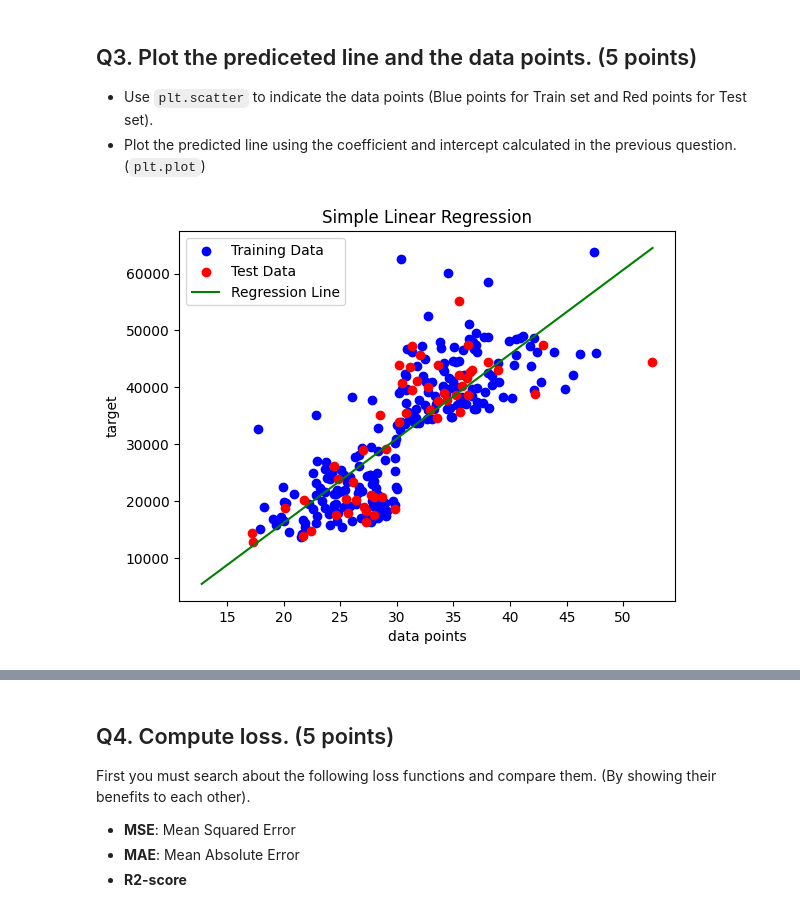
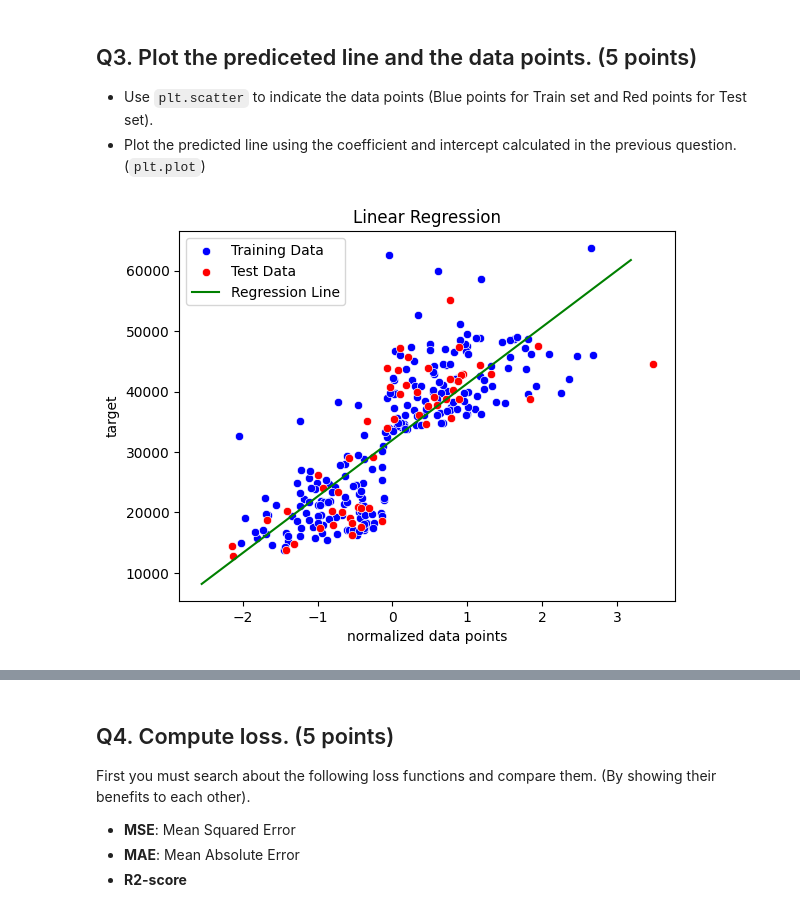
Before and after one commit to mostafa-ja/Machine-Learning-fall2023, a Jupyter notebook: Linear_and_Logistic_Regression.ipynb, the cells around one changed output, grey strips where cells are left out. Cells and saved outputs as stored; diff of their text form; code cells hidden in the pictures.

```diff
--- a/Linear_and_Logistic_Regression.ipynb
+++ b/Linear_and_Logistic_Regression.ipynb
@@ -191,7 +191,7 @@ class SimpleLinearRegression():
             #########################################
         elif normalization == 'MinMaxScaling':
             ############# Your code here ############
-            scaler = StandardScaler()
+            scaler = MinMaxScaler()
             nomalaized_feat = scaler.fit_transform(X)
             #########################################
         else:
@@ -224,7 +224,7 @@ slr = SimpleLinearRegression()
 ############# Your code here ############
 X_train, y_train, X_test, y_test = slr.prepare_dataset(X, target, test_size=0.2, random_state=42)
 norm_scaler, X_train_normalized = slr.normalize(X_train, normalization='Standardization')
-coeff, intercept = slr.train(X_train, y_train)
+coeff, intercept = slr.train(X_train_normalized, y_train)
 print("Intercept  : {:.4f}".format(intercept[0]))
 print("Coefficient: {:.4f}".format(coeff[0][0]))
 #########################################
@@ -241,21 +239,23 @@ X_test_normalized = norm_scaler.transform(X_test)
 # %%
 import matplotlib.pyplot as plt
+import seaborn as sns
 
-# Scatter plot for data points
-plt.scatter(X_train, y_train, color='blue', label='Training Data')
-plt.scatter(X_test, y_test, color='red', label='Test Data')
+# Create a scatter plot using Seaborn
+sns.scatterplot(x=X_train_normalized[:,0], y=y_train[:,0], color='blue', label='Training Data')
+X_test_normalized = norm_scaler.transform(X_test)
+sns.scatterplot(x=X_test_normalized[:,0], y=y_test[:,0], color='red', label='Test Data')
 
 # Plotting the regression line for training data
-X_range = np.linspace(min(X_train)-5, max(X_train)+5, 100)
+X_range = np.linspace(min(X_train_normalized) - 0.5, max(X_train_normalized) + 0.5, 100)
 plt.plot(X_range, coeff * X_range + intercept, color='green', label='Regression Line')
 
 # Labeling axes and adding legend
-plt.xlabel('data points')
+plt.xlabel('normalized data points')
 plt.ylabel('target')
-plt.title('Simple Linear Regression')
+plt.title('Linear Regression')
 plt.legend()
 
 # Displaying the plot
 plt.show()
 # %% [output]
-[figure, old version]
+[figure, new version]
```
Also changed, not shown: parts of 11 cells of this notebook.
